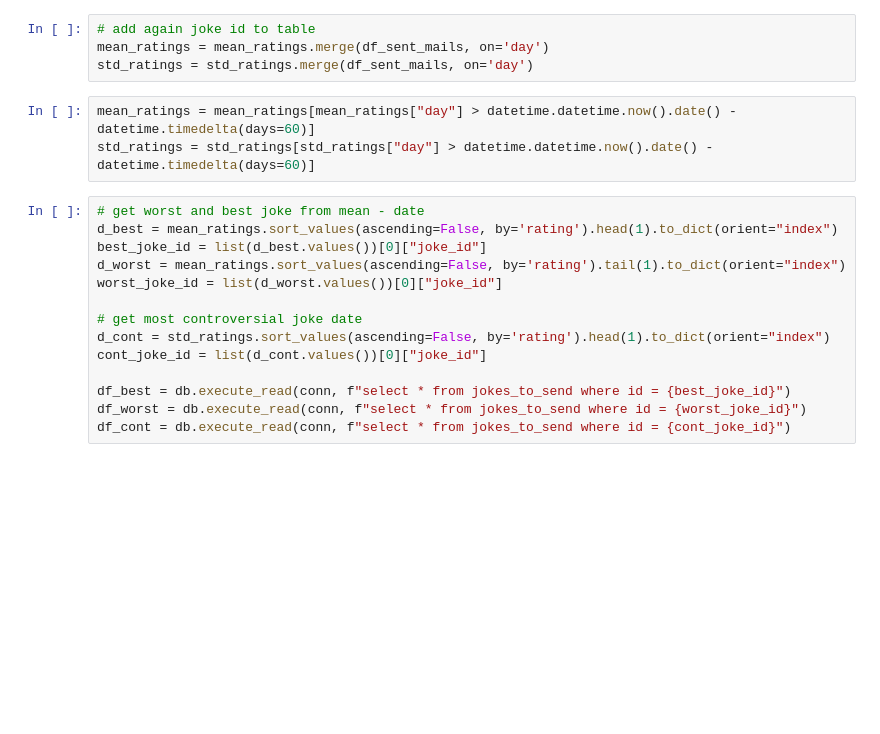
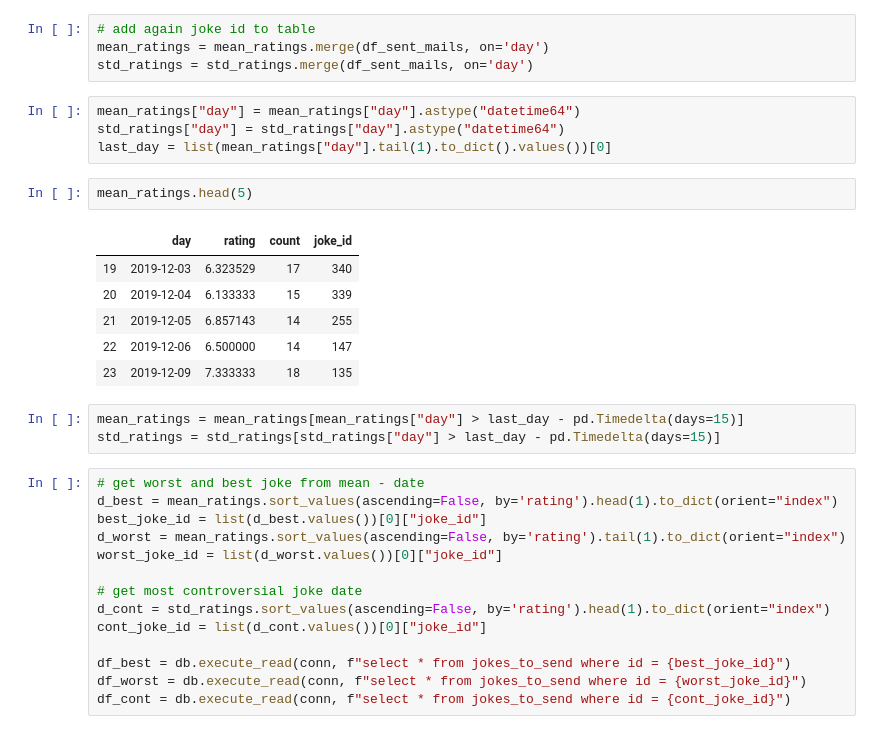
Before and after one commit to watxaut-alpha/joke-app, a Jupyter notebook: notebooks/analysis_mail_users.ipynb, the cells around one changed output. Drawn from its saved outputs; the diff is of its cells as text; blank space fills up the shorter version.

Commit message:
- change date types to pandas

```diff
--- a/notebooks/analysis_mail_users.ipynb
+++ b/notebooks/analysis_mail_users.ipynb
@@ -167,9 +167,22 @@ std_ratings = std_ratings[std_ratings["count"] > 5]
 # add again joke id to table
 mean_ratings = mean_ratings.merge(df_sent_mails, on='day')
 std_ratings = std_ratings.merge(df_sent_mails, on='day')
+# %%
+mean_ratings["day"] = mean_ratings["day"].astype("datetime64")
+std_ratings["day"] = std_ratings["day"].astype("datetime64")
+last_day = list(mean_ratings["day"].tail(1).to_dict().values())[0]
+# %%
+mean_ratings.head(5)
+# %% [output]
+|  | day | rating | count | joke_id |
+| 19 | 2019-12-03 | 6.323529 | 17 | 340 |
+| 20 | 2019-12-04 | 6.133333 | 15 | 339 |
+| 21 | 2019-12-05 | 6.857143 | 14 | 255 |
+| 22 | 2019-12-06 | 6.500000 | 14 | 147 |
+| 23 | 2019-12-09 | 7.333333 | 18 | 135 |
 # %%
-mean_ratings = mean_ratings[mean_ratings["day"] > datetime.datetime.now().date() - datetime.timedelta(days=60)]
-std_ratings = std_ratings[std_ratings["day"] > datetime.datetime.now().date() - datetime.timedelta(days=60)]
+mean_ratings = mean_ratings[mean_ratings["day"] > last_day - pd.Timedelta(days=15)]
+std_ratings = std_ratings[std_ratings["day"] > last_day - pd.Timedelta(days=15)]
 # %%
 # get worst and best joke from mean - date
 d_best = mean_ratings.sort_values(ascending=False, by='rating').head(1).to_dict(orient="index")
```
Also changed, not shown: parts of 1 cell of this notebook.
